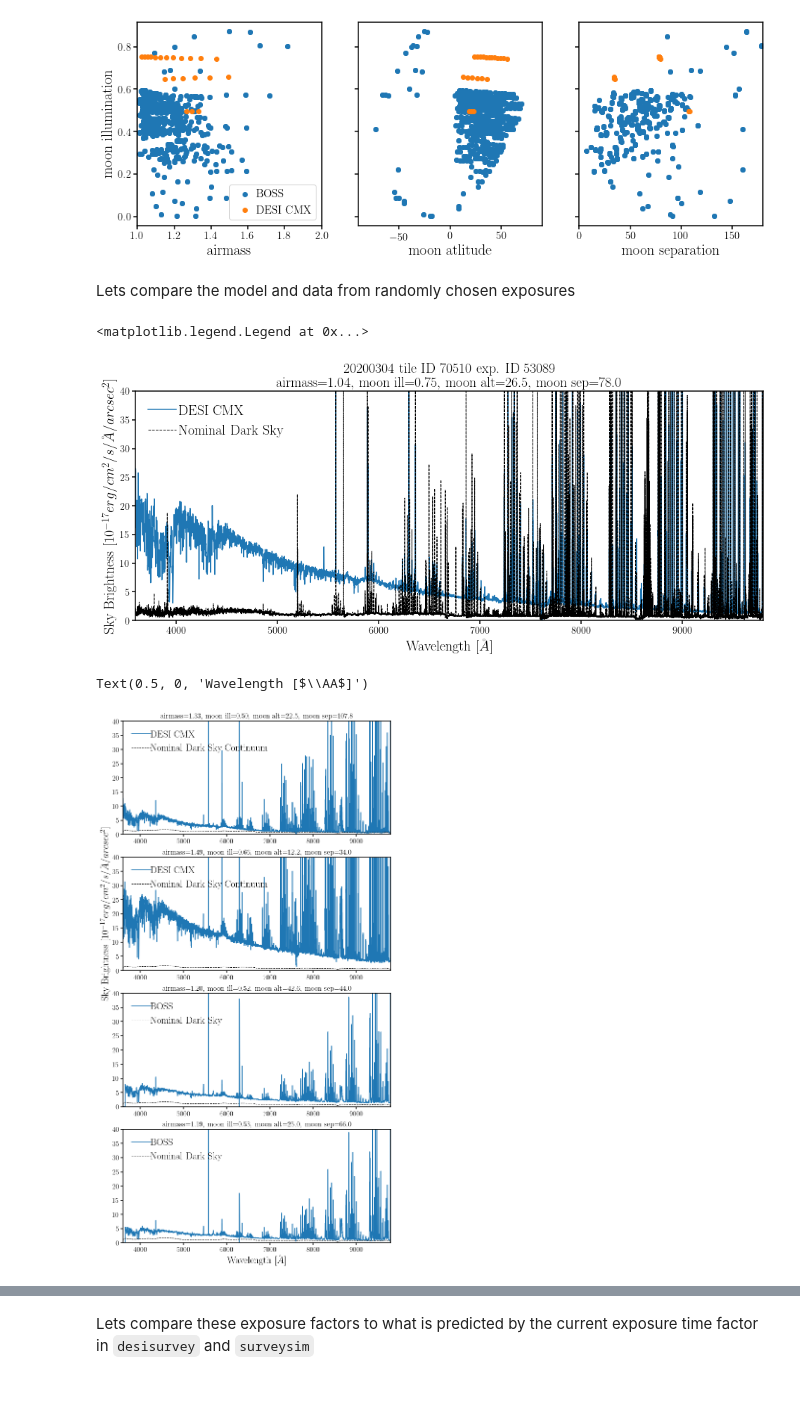
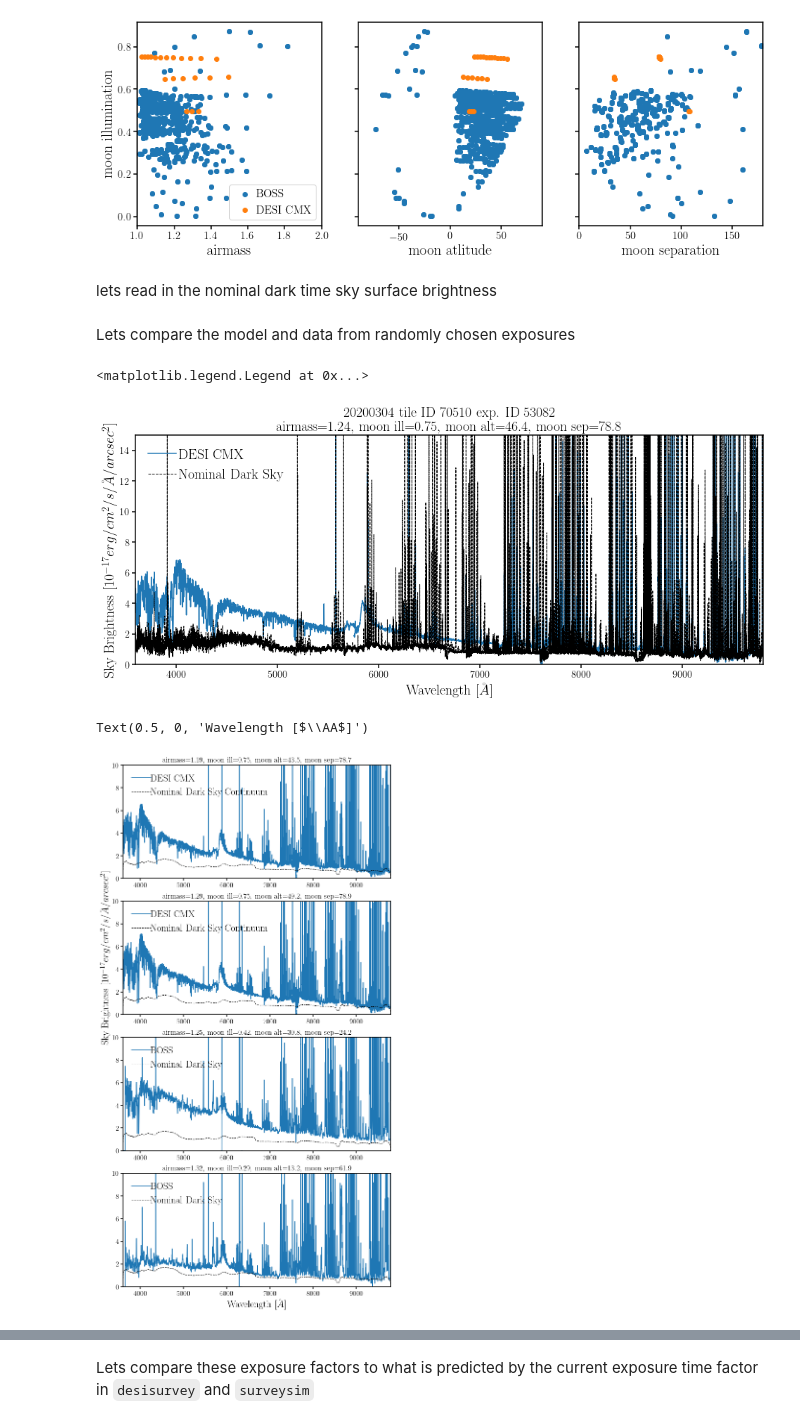
Before and after one commit to desi-bgs/feasiBGS, a Jupyter notebook: notebook/cmx/exposure_factor_refit.ipynb, the cells around one changed output, grey strips where cells are left out. Saved outputs shown, nothing was run; the diff lists cells and outputs as text; code cells hidden in the pictures; blank space fills up the shorter version.

Commit message:
re-fit exposure factor based on sky brightness ratio at 7000A with updated CMX sky brightnesses"

```diff
--- a/notebook/cmx/exposure_factor_refit.ipynb
+++ b/notebook/cmx/exposure_factor_refit.ipynb
@@ -43,7 +45,8 @@ boss_fiber_area = np.pi
 def read_cmx_skies():
     ''' read CMX sky fibers and return median sky surface brightness measurements for each exposure
     '''
-    fsky = h5py.File(os.path.join(dir_cmx, 'sky_fibers.coadd_gfa.minisv2_sv0.hdf5'), 'r')
+    #fsky = h5py.File(os.path.join(dir_cmx, 'sky_fibers.coadd_gfa.minisv2_sv0.hdf5'), 'r')
+    fsky = h5py.File(os.path.join(dir_cmx, 'sky_fibers.cmx.v1.hdf5'), 'r')
 
     sky_data = {}
     for k in fsky.keys():
@@ -88,9 +91,13 @@ def read_cmx_skies():
         sky_uniq_exps['moon_sep'][_i] = np.median(sky_data['moon_sep'][_is_exp])
         sky_uniq_exps['exptime'][_i] = sky_data['exptime'][_is_exp][0]
 
-        sky_uniq_exps['sky_b'][_i] = np.median(sky_data['sky_b'][_is_exp], axis=0) / desi_fiber_area
-        sky_uniq_exps['sky_r'][_i] = np.median(sky_data['sky_r'][_is_exp], axis=0) / desi_fiber_area
-        sky_uniq_exps['sky_z'][_i] = np.median(sky_data['sky_z'][_is_exp], axis=0) / desi_fiber_area
+        #sky_uniq_exps['sky_b'][_i] = np.median(sky_data['sky_b'][_is_exp], axis=0)
+        #sky_uniq_exps['sky_r'][_i] = np.median(sky_data['sky_r'][_is_exp], axis=0)
+        #sky_uniq_exps['sky_z'][_i] = np.median(sky_data['sky_z'][_is_exp], axis=0)
+
+        sky_uniq_exps['sky_b'][_i] = np.median(sky_data['sky_sb_b'][_is_exp], axis=0)
+        sky_uniq_exps['sky_r'][_i] = np.median(sky_data['sky_sb_r'][_is_exp], axis=0)
+        sky_uniq_exps['sky_z'][_i] = np.median(sky_data['sky_sb_z'][_is_exp], axis=0)
 
         print('%i \t %i \t %i \t %.f \t %.2f \t\t %.2f \t\t %.1f \t\t %f' %
               (sky_data['date'][_i_uniq], sky_data['tileid'][_i_uniq], sky_data['expid'][_i_uniq],
@@ -167,6 +176,8 @@ sub.set_yticklabels([])
 # %% [output]
 []
 [figure]
+# %% [markdown]
+lets read in the nominal dark time sky surface brightness
 # %%
 # nominal dark sky
 wave_lin    = np.linspace(3.6e3, 9.8e3, 62001)
@@ -196,42 +207,42 @@ sub.set_title('%i tile ID %i exp. ID %i\nairmass=%.2f, moon ill=%.2f, moon alt=%
 sub.set_xlabel("Wavelength [$\AA$]", fontsize=20)
 sub.set_xlim(3600, 9800)
 sub.set_ylabel('Sky Brightness [$10^{-17} erg/cm^{2}/s/\AA/arcsec^2$]', fontsize=20)
-sub.set_ylim(0., 40.)
+sub.set_ylim(0., 15.)
 sub.legend(loc='upper left', fontsize=20, handletextpad=0.2)
 # %% [output]
 <matplotlib.legend.Legend at 0x...>
-[figure, old version]
+[figure, new version]
 # %%
 fig = plt.figure(figsize=(10, 20))
 for i, iexp in enumerate(np.random.choice(np.arange(len(cmx_skies['airmass'])), size=2, replace=False)):
     sub = fig.add_subplot(4,1,i+1)
     sub.plot(cmx_skies['wave_b'], cmx_skies['sky_b'][iexp], c='C0')
     sub.plot(cmx_skies['wave_r'], cmx_skies['sky_r'][iexp], c='C0')
     sub.plot(cmx_skies['wave_z'], cmx_skies['sky_z'][iexp], c='C0', label='DESI CMX')
     sub.plot(wave_lin, Isky_cont_dark, c='k', ls='--', lw=1, label='Nominal Dark Sky Continuum')
     sub.set_title('airmass=%.2f, moon ill=%.2f, moon alt=%.1f, moon sep=%.1f' %
                   (cmx_skies['airmass'][iexp], cmx_skies['moon_ill'][iexp],
                    cmx_skies['moon_alt'][iexp], cmx_skies['moon_sep'][iexp]), fontsize=15)
     sub.set_xlim(3600, 9800)
-    sub.set_ylim(0., 40.)
+    sub.set_ylim(0., 10.)
     sub.legend(loc='upper left', fontsize=20, handletextpad=0)
 sub.set_ylabel('Sky Brightness [$10^{-17} erg/cm^{2}/s/\AA/arcsec^2$]', fontsize=20)
 
 for i, iexp in enumerate(np.random.choice(np.arange(len(boss_skies['airmass'])), size=2, replace=False)):
     sub = fig.add_subplot(4,1,i+3)
     sub.plot(boss_skies['wave_b'][iexp], boss_skies['sky_b'][iexp], c='C0', label='BOSS')
     sub.plot(boss_skies['wave_r'][iexp], boss_skies['sky_r'][iexp], c='C0')
     sub.plot(wave_lin, Isky_cont_dark, c='k', ls='--', lw=1, label='Nominal Dark Sky')
     sub.set_title('airmass=%.2f, moon ill=%.2f, moon alt=%.1f, moon sep=%.1f' %
                   (boss_skies['airmass'][iexp], boss_skies['moon_ill'][iexp],
                    boss_skies['moon_alt'][iexp], boss_skies['moon_sep'][iexp]), fontsize=15)
     sub.legend(loc='upper left', fontsize=20, handletextpad=0)
     sub.set_xlim(3600, 9800)
-    sub.set_ylim(0., 40.)
+    sub.set_ylim(0., 10.)
 sub.set_xlabel("Wavelength [$\AA$]", fontsize=20)
 # %% [output]
 Text(0.5, 0, 'Wavelength [$\\AA$]')
-[figure, old version]
+[figure, new version]
 # %%
 def get_exposure_factor(wave, Isky, wavelength=4500., data_set='desi'):
     wave = wave[np.isfinite(Isky)]
```
Also changed, not shown: parts of 35 cells of this notebook.
